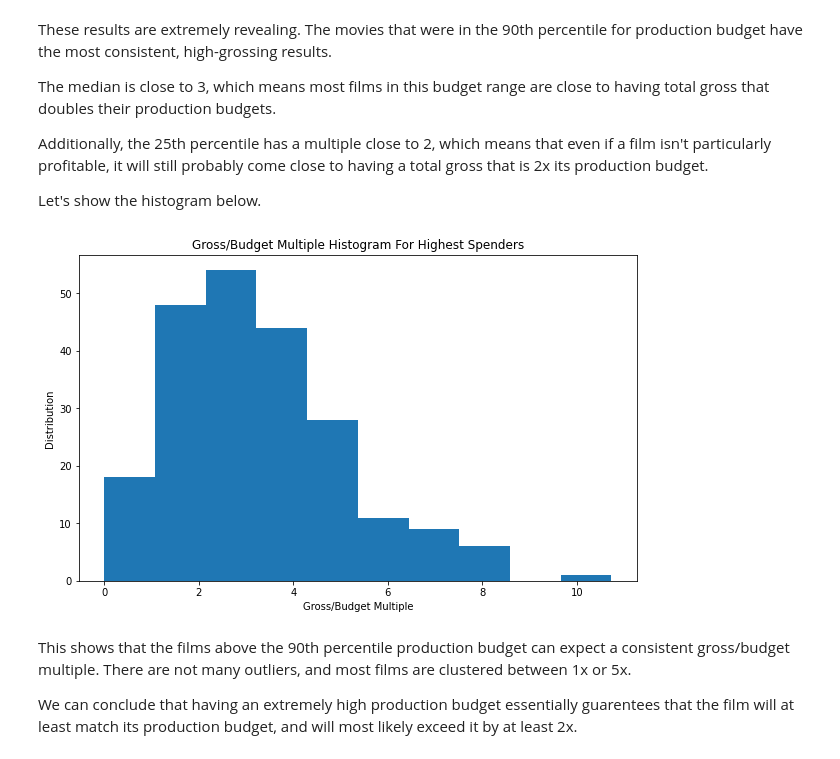
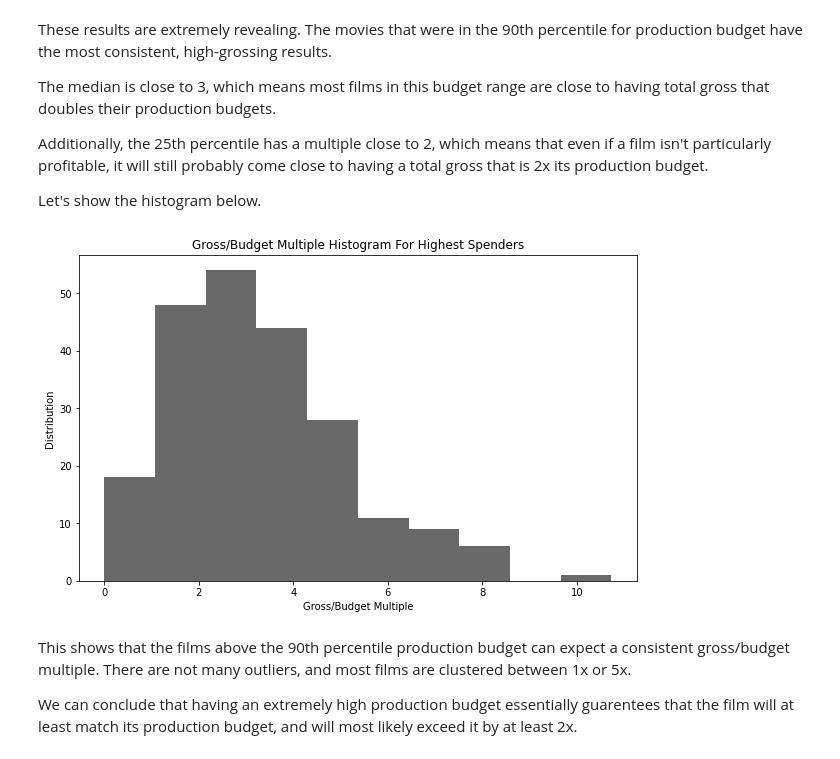
Before and after one commit to bmjaron/dsc_phase1_project, a Jupyter notebook: Phase_1_Project.ipynb, the cells around one changed output. Saved outputs shown, nothing was run; the diff lists cells and outputs as text; code cells hidden in the pictures.

```diff
--- a/Phase_1_Project.ipynb
+++ b/Phase_1_Project.ipynb
@@ -526,12 +526,12 @@ Additionally, the 25th percentile has a multiple close to 2, which means that ev
 Let's show the histogram below.
 # %%
 plt.figure(figsize=(10,6))
-plt.hist(new_dict['90-100']['gross_budget_multiple'], bins=10)
+plt.hist(new_dict['90-100']['gross_budget_multiple'], bins=10, color='dimgray')
 plt.title('Gross/Budget Multiple Histogram For Highest Spenders')
 plt.xlabel('Gross/Budget Multiple')
 plt.ylabel('Distribution');
 # %% [output]
-[figure, old version]
+[figure, new version]
 # %% [markdown]
 This shows that the films above the 90th percentile production budget can expect a consistent gross/budget multiple. There are not many outliers, and most films are clustered between 1x or 5x.
 
```
Also changed, not shown: parts of 5 cells of this notebook.
